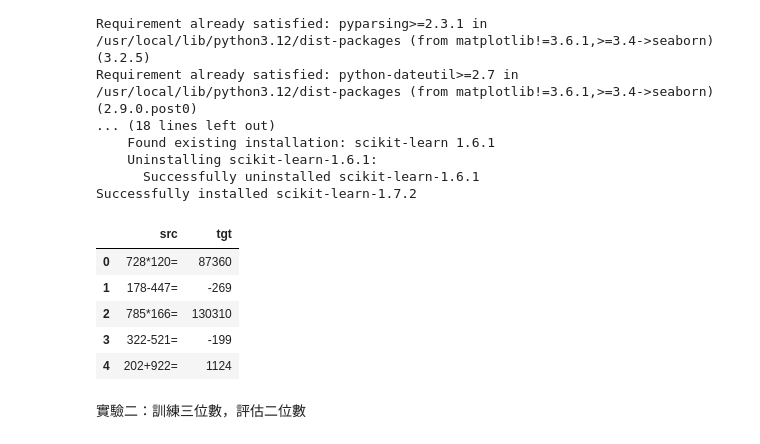
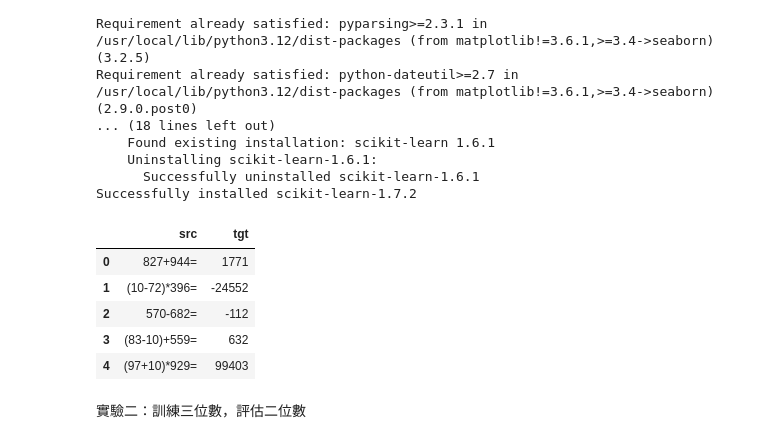
Before and after one commit to Ha1ion/2025_NLP_HW2, a Jupyter notebook: nlp_hw2_LSTM_3digit.ipynb, the cells around one changed output. Cells and saved outputs as stored; diff of their text form; code cells hidden in the pictures.

```diff
--- a/nlp_hw2_LSTM_3digit.ipynb
+++ b/nlp_hw2_LSTM_3digit.ipynb
@@ -50,16 +50,16 @@ Requirement already satisfied: python-dateutil>=2.7 in /usr/local/lib/python3.12
 Successfully installed scikit-learn-1.7.2
 # %%
 data_path = '/content/drive/MyDrive/2025_NLP_HW2'
-df_train = pd.read_csv(os.path.join(data_path, 'arithmetic_train_3digit.csv'))
+df_train = pd.read_csv(os.path.join(data_path, 'arithmetic_train_3digit_final.csv'))
 df_eval = pd.read_csv(os.path.join(data_path, 'arithmetic_eval.csv'))
 df_train.head()
 # %% [output]
 |  | src | tgt |
-| 0 | 728*120= | 87360 |
-| 1 | 178-447= | -269 |
-| 2 | 785*166= | 130310 |
-| 3 | 322-521= | -199 |
-| 4 | 202+922= | 1124 |
+| 0 | 827+944= | 1771 |
+| 1 | (10-72)*396= | -24552 |
+| 2 | 570-682= | -112 |
+| 3 | (83-10)+559= | 632 |
+| 4 | (97+10)*929= | 99403 |
 # %% [markdown]
 實驗二：訓練三位數，評估二位數
 # %%
```
Also changed, not shown: parts of 3 cells of this notebook.
